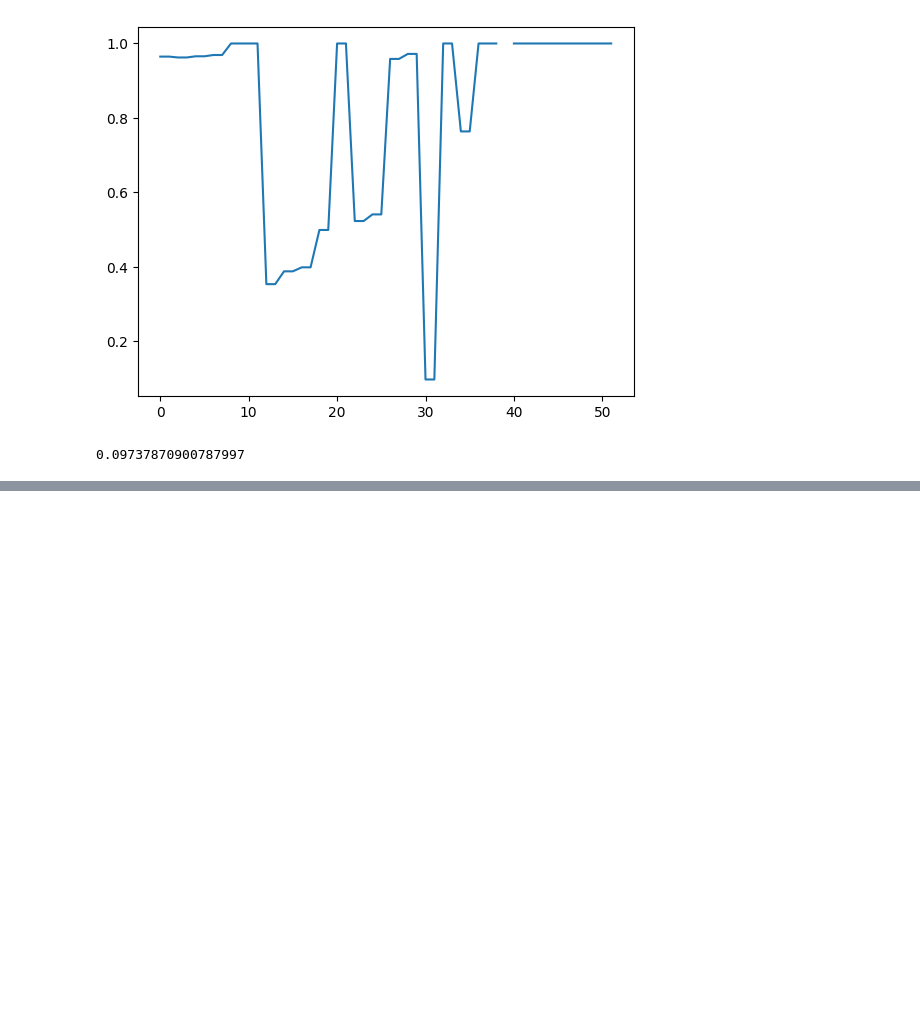
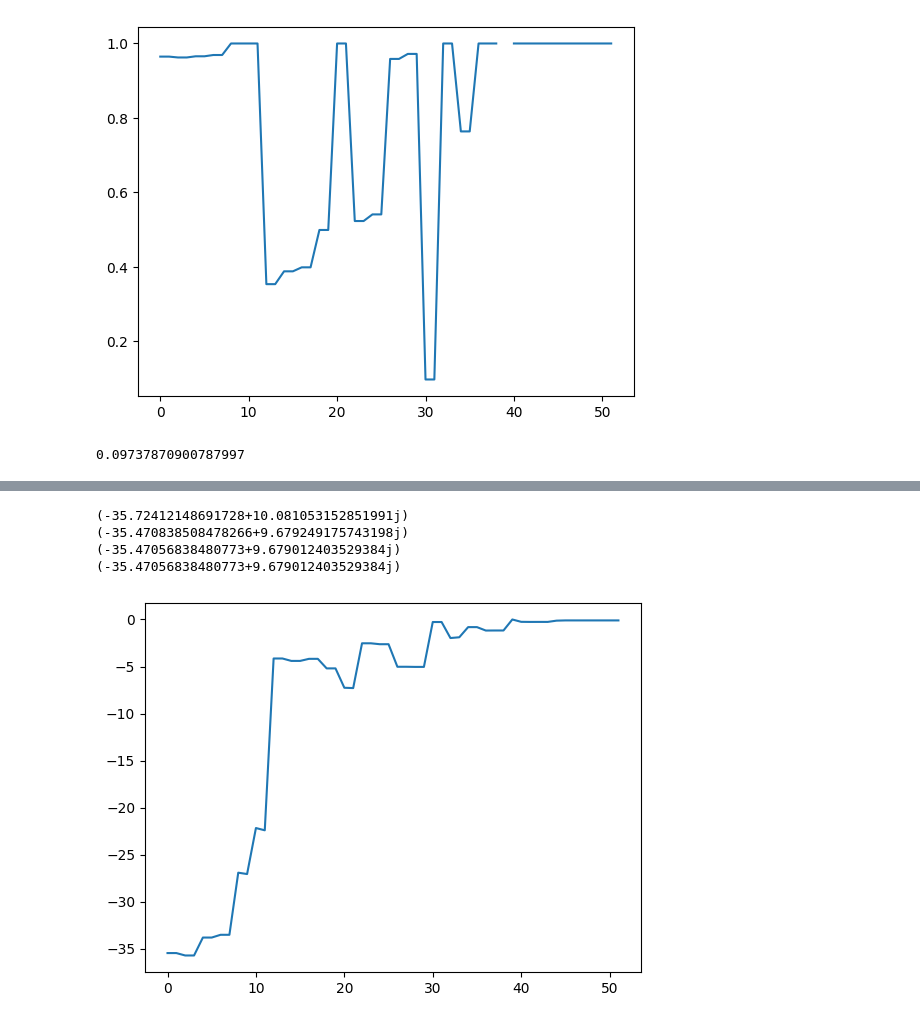
Before and after one commit to Hofsmo/bayes_rescheduling, a Jupyter notebook: test_gen_sens.ipynb, the cells around one changed output, grey strips where cells are left out. Saved outputs shown, nothing was run; the diff lists cells and outputs as text; code cells hidden in the pictures; blank space fills up the shorter version.

```diff
--- a/test_gen_sens.ipynb
+++ b/test_gen_sens.ipynb
@@ -226,0 +221,43 @@ powers[gen_i] = powers[gen_i] + change
+# %%
+sens = np.zeros(len(self.eigs_0), dtype=complex)
+rating = self.ratings[gen_i]
+
+change = rating * dP
+powers = self._change_power_with_distributed_slack(change, gen_i)
+change_all_gen_powers(self.ps, powers)
+
+ps_lin = get_lin_sys(self.ps)
+remove_inaccurate_zero(ps_lin)
+eigs_1 = ps_lin.eigs.copy()
+print(eigs_1[0])
+eigs_1 = match_eigenvalues(self.eigs_0, eigs_1)
+print(eigs_1[0])
+sens = eigs_1.copy()
+
+powers = self._change_power_with_distributed_slack(-2 * change, gen_i)
+
+change_all_gen_powers(self.ps, powers)
+
+ps_lin = get_lin_sys(self.ps)
+remove_inaccurate_zero(ps_lin)
+eigs_2 = ps_lin.eigs.copy()
+print(eigs_2[0])
+eigs_2 = match_eigenvalues(self.eigs_0, eigs_2)
+print(eigs_2[0])
+sens -= eigs_2
+sens = sens / (self.ratings[gen_i] * 2 * dP)
+
+
+powers = self._change_power_with_distributed_slack(change, gen_i)
+change_all_gen_powers(self.ps, powers)
+
+
+
+plt.plot(eigs_2)
+plt.show()
+# %% [output]
+(-35.72412148691728+10.081053152851991j)
+(-35.470838508478266+9.679249175743198j)
+(-35.47056838480773+9.679012403529384j)
+(-35.47056838480773+9.679012403529384j)
+[figure, added]
```
Also changed, not shown: parts of 18 cells of this notebook.
